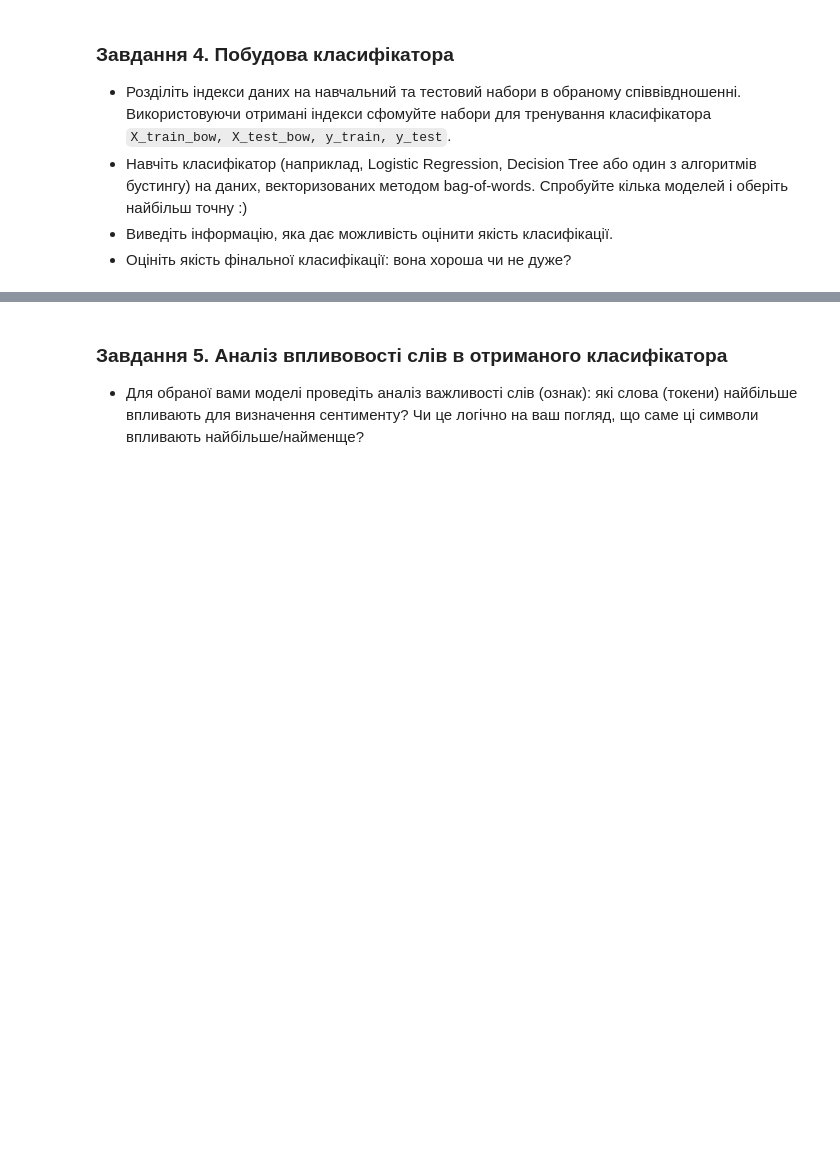
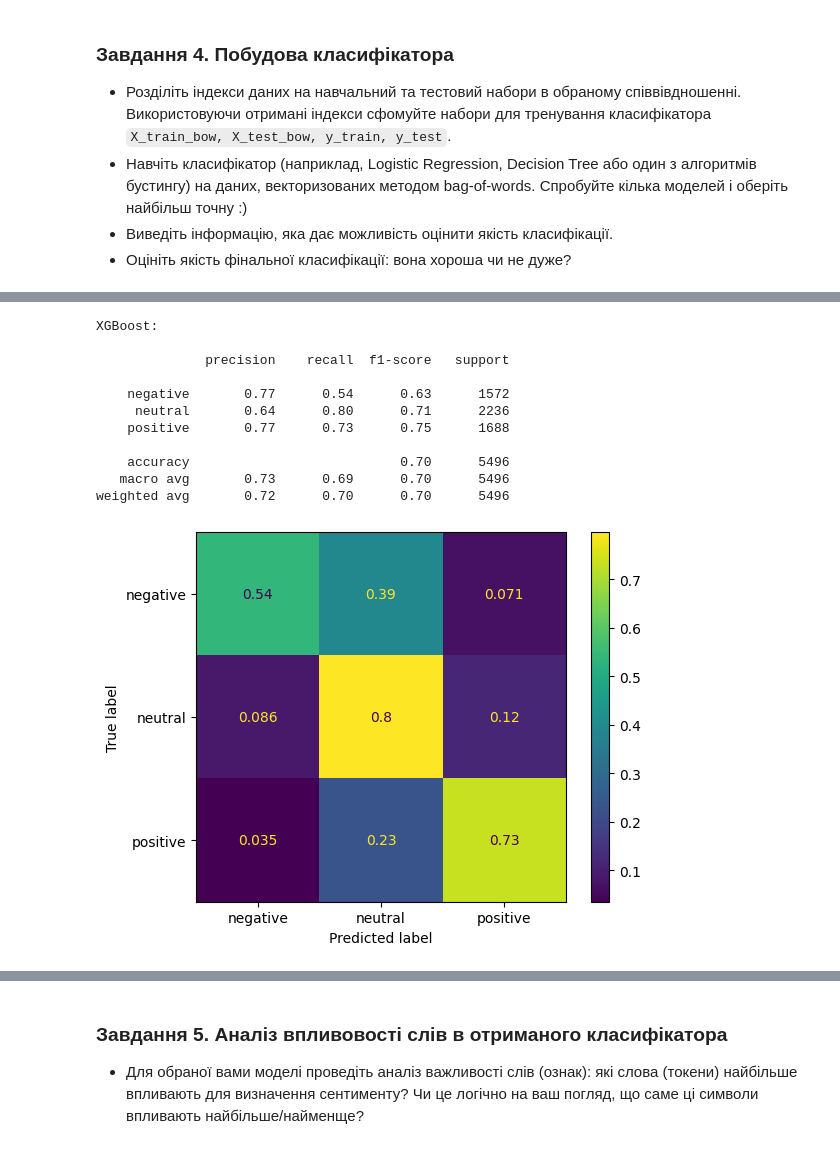
Before and after one commit to Maxstef/data-loves-ml-for-people-course, a Jupyter notebook: notebooks/4_1_nlp_intro/HW_NLP_Classification.ipynb, the cells around one changed output, grey strips where cells are left out. Cells and saved outputs as stored; diff of their text form; code cells hidden in the pictures; blank space fills up the shorter version.

```diff
--- a/notebooks/4_1_nlp_intro/HW_NLP_Classification.ipynb
+++ b/notebooks/4_1_nlp_intro/HW_NLP_Classification.ipynb
@@ -368,0 +516,27 @@ inputs.shape
+# %%
+# train xgboost with some hyperparams recommended by openAI chat model
+from xgboost import XGBClassifier
+
+model_xgb = XGBClassifier(
+    objective='multi:softprob',
+    num_class=3,
+    eval_metric='mlogloss',
+    tree_method='hist',
+
+    n_estimators=600,
+    learning_rate=0.05,
+    max_depth=6,
+    colsample_bytree=0.3,
+
+    early_stopping_rounds=10,
+    random_state=42,
+    n_jobs=-1
+)
+# %%
+%%time
+model_xgb.fit(
+    X_train_bow,
+    y_train,
+    eval_set=[(X_test_bow, y_test)],
+    verbose=False
+)
@@ -368,0 +557,8 @@ inputs.shape
+# %%
+# make xgb prediction
+preds_train_xgb = model_xgb.predict(X_train_bow)
+preds_test_xgb = model_xgb.predict(X_test_bow)
+
+# decode target
+preds_train_xgb = le.inverse_transform(preds_train_xgb)
+preds_test_xgb = le.inverse_transform(preds_test_xgb)
@@ -368,0 +623,17 @@ inputs.shape
+# %%
+print("XGBoost:\n")
+print(classification_report(y_test_decoded, preds_test_xgb))
+ConfusionMatrixDisplay.from_predictions(y_test_decoded, preds_test_xgb, normalize='true');
+# %% [output]
+XGBoost:
+
+              precision    recall  f1-score   support
+
+    negative       0.77      0.54      0.63      1572
+     neutral       0.64      0.80      0.71      2236
+    positive       0.77      0.73      0.75      1688
+
+    accuracy                           0.70      5496
+   macro avg       0.73      0.69      0.70      5496
+weighted avg       0.72      0.70      0.70      5496
+[figure, added]
```
Also changed, not shown: parts of 43 cells of this notebook.
